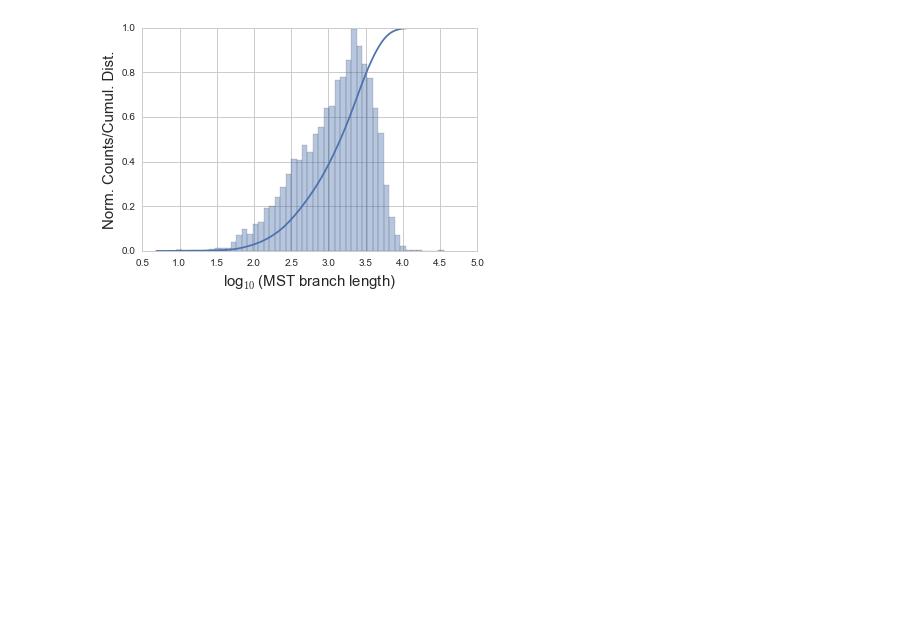
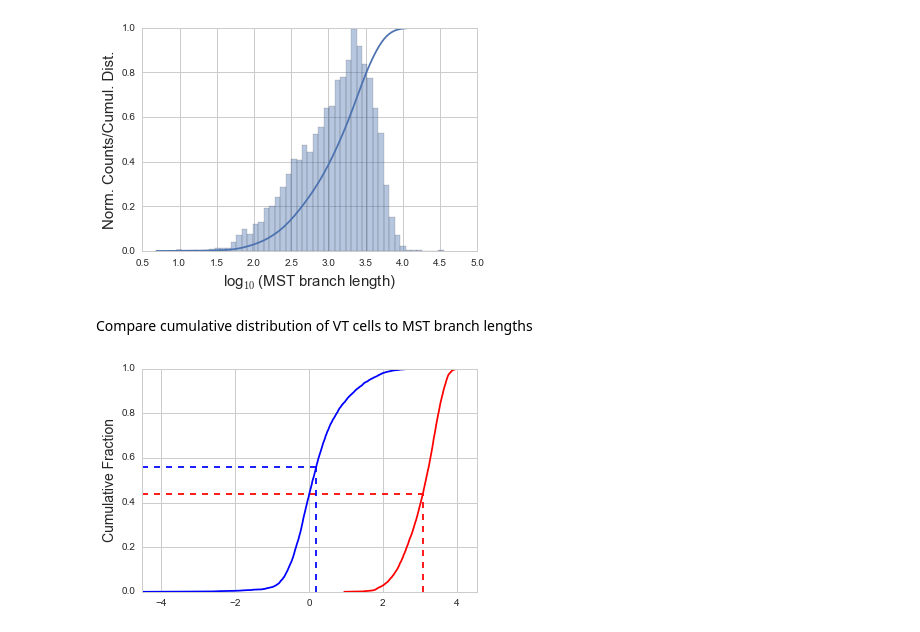
Before and after one commit to jcybulsk/lss_mapper, a Jupyter notebook: lss_mapper.ipynb, the cells around one changed output. Drawn from its saved outputs; the diff is of its cells as text; code cells hidden in the pictures; blank space fills up the shorter version.

Commit message:
added both cumulative distribution plots function

```diff
--- a/lss_mapper.ipynb
+++ b/lss_mapper.ipynb
@@ -40,3 +42,10 @@ V.plot_vt_cumul(V)
 mst_clust.plot_mst_cumul()
 # %% [output]
 [figure]
+# %% [markdown]
+Compare cumulative distribution of VT cells to MST branch lengths
+# %%
+plot_both_cumul_dist(np.asarray(V.celldensity),
+                     mst_clust.seps, dens_thresh=[0.2])
+# %% [output]
+[figure, added]
```
Also changed, not shown: parts of 2 cells of this notebook.
